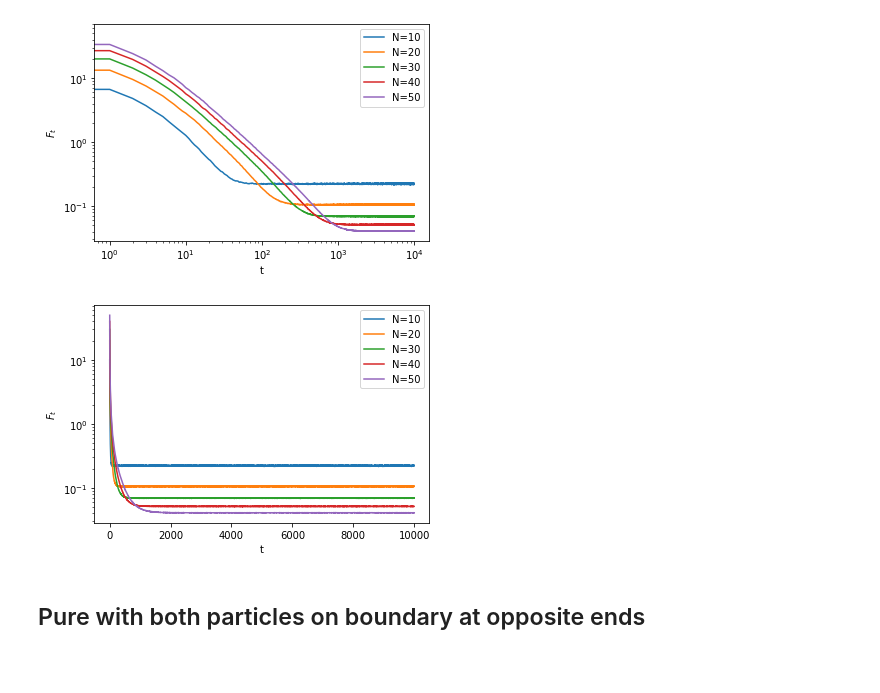
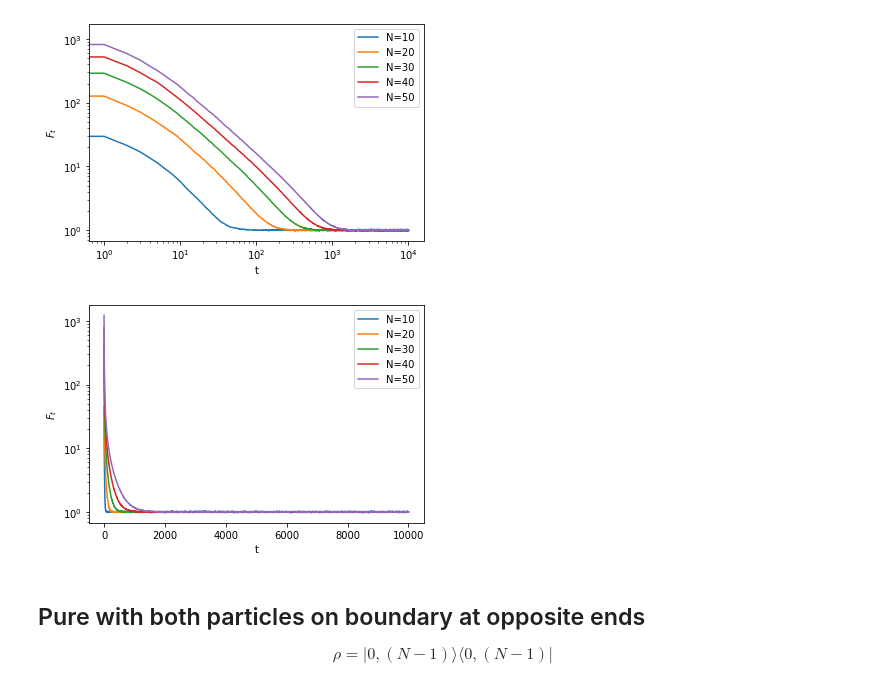
Before and after one commit to Renmusxd/RandomUnitaryLayers, a Jupyter notebook: jupyter/DoubleDefect.ipynb, the cells around one changed output. Saved outputs shown, nothing was run; the diff lists cells and outputs as text; code cells hidden in the pictures; blank space fills up the shorter version.

```diff
--- a/jupyter/DoubleDefect.ipynb
+++ b/jupyter/DoubleDefect.ipynb
@@ -15,6 +17,7 @@ all_purities = []
 for n in ns:
     s = py_entropy.MultiDefectState([[0,1]], numpy.array([1.0], dtype=numpy.complex128), n, 2, num_experiments=ne)
     purities = s.apply_alternative_layers_and_save_mean_purity(k)
-    all_purities.append(purities)
+    D = len(s.get_enumerated_states())
+    all_purities.append(D*purities)
 pure_purities = numpy.array(all_purities)
 # %% [output]
@@ -23,28 +26,29 @@ Wall time: 42.3 s
 # %%
 for n, purity in zip(ns, pure_purities):
-    pyplot.plot(n*purity, label=f"N={n}")
+    pyplot.plot(purity, label=f"N={n}")
 
 pyplot.xlabel('t')
 pyplot.ylabel('$F_t$')
 pyplot.xscale('log')
 pyplot.yscale('log')
 pyplot.legend()
 pyplot.show()
 
 for n, purity in zip(ns, pure_purities):
-    pyplot.plot(n*purity, label=f"N={n}")
-
+    pyplot.plot(purity, label=f"N={n}")
 
 pyplot.xlabel('t')
 pyplot.ylabel('$F_t$')
 pyplot.yscale('log')
 pyplot.legend()
 pyplot.show()
 # %% [output]
-[figure, old version]
+[figure, new version]
-[figure, old version]
+[figure, new version]
 # %% [markdown]
 ## Pure with both particles on boundary at opposite ends
+
+$$ \rho = \vert 0, (N-1) \rangle \langle 0, (N-1) \vert $$
 # %%
 %%time
 
```
Also changed, not shown: parts of 10 cells of this notebook, 3 other files.
